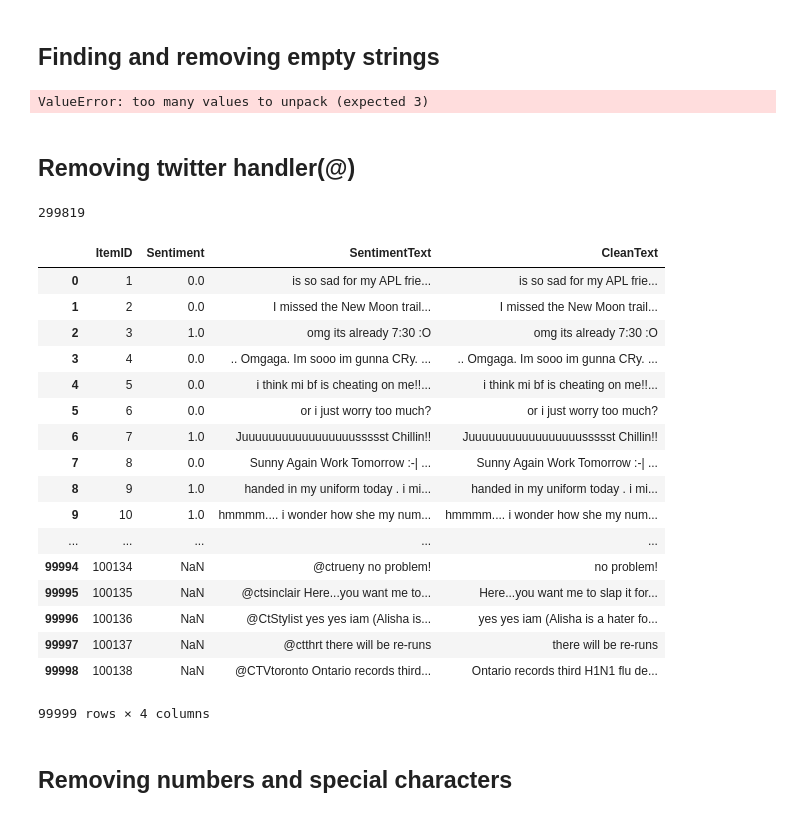
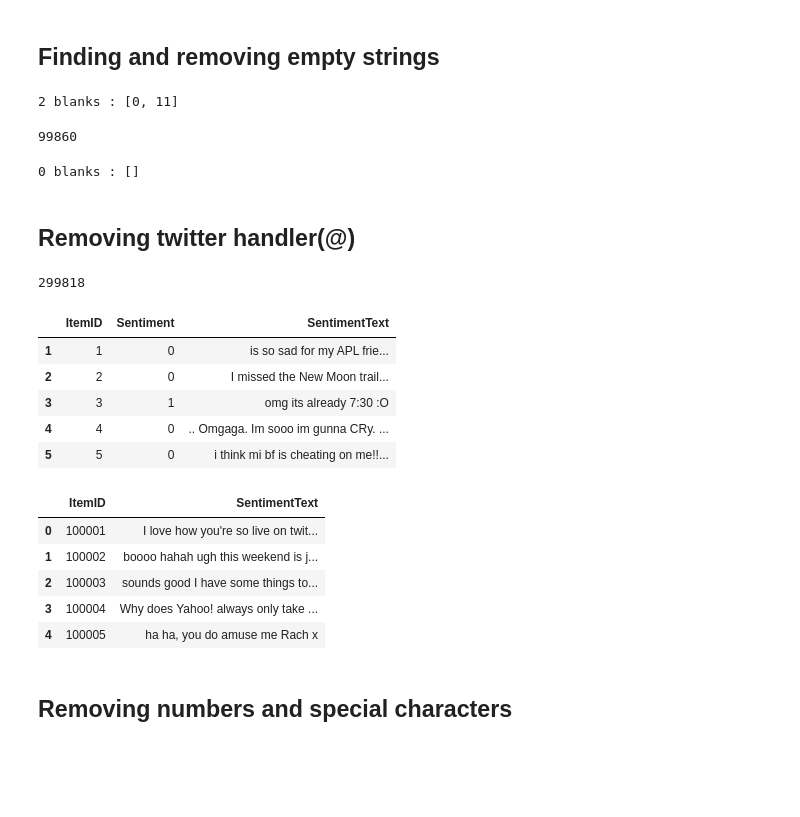
Before and after one commit to saatvikg/Sentiment_Analysis, a Jupyter notebook: Sentiment Analysis.ipynb, the cells around one changed output. Saved outputs shown, nothing was run; the diff lists cells and outputs as text; code cells hidden in the pictures; blank space fills up the shorter version.

```diff
--- a/Sentiment Analysis.ipynb
+++ b/Sentiment Analysis.ipynb
@@ -83,21 +110,38 @@ len(df_test)
 # %%
 blanks = []
 
-for ItemID,Sentiment,SentimentText in df_train.itertuples():
-    if type(SentimentText) == str:
-        if SentimentText.isspace():
+for i,it,s,st in df_train.itertuples():
+    if type(st)==str:
+        if st.isspace():
             blanks.append(i)
 
 print(len(blanks), 'blanks :' ,blanks)
 # %% [output]
-ValueError: too many values to unpack (expected 3)
+2 blanks : [0, 11]
+# %%
+df_train.drop(blanks, inplace=True)
+
+len(df_train)
+# %% [output]
+99860
+# %%
+blanks = []
+
+for i,it,st in df_test.itertuples():
+    if type(st)==str:
+        if st.isspace():
+            blanks.append(i)
+
+print(len(blanks), 'blanks :' ,blanks)
+# %% [output]
+0 blanks : []
 # %% [markdown]
 ## Removing twitter handler(@)
 # %%
-combi = df_train.append(df_test, ignore_index=True)
+combi = df_train.append(df_test, ignore_index=True,sort=False)
 len(combi)
 # %% [output]
-299819
+299818
 # %%
 def remove_pattern(input_txt, pattern):
     r = re.findall(pattern, input_txt)
@@ -106,27 +150,25 @@ def remove_pattern(input_txt, pattern):
 
     return input_txt
 # %%
-combi['CleanText'] = np.vectorize(remove_pattern)(combi['SentimentText'].apply(str), "@[\w]*")
-combi.head()
+df_train['SentimentText'] = np.vectorize(remove_pattern)(df_train['SentimentText'].apply(str), "@[\w]*")
+df_train.head()
 # %% [output]
-|  | ItemID | Sentiment | SentimentText | CleanText |
-| 0 | 1 | 0.0 | is so sad for my APL frie... | is so sad for my APL frie... |
-| 1 | 2 | 0.0 | I missed the New Moon trail... | I missed the New Moon trail... |
-| 2 | 3 | 1.0 | omg its already 7:30 :O | omg its already 7:30 :O |
-| 3 | 4 | 0.0 | .. Omgaga. Im sooo im gunna CRy. ... | .. Omgaga. Im sooo im gunna CRy. ... |
-| 4 | 5 | 0.0 | i think mi bf is cheating on me!!... | i think mi bf is cheating on me!!... |
-| 5 | 6 | 0.0 | or i just worry too much? | or i just worry too much? |
-| 6 | 7 | 1.0 | Juuuuuuuuuuuuuuuuussssst Chillin!! | Juuuuuuuuuuuuuuuuussssst Chillin!! |
-| 7 | 8 | 0.0 | Sunny Again Work Tomorrow :-| ... | Sunny Again Work Tomorrow :-| ... |
-| 8 | 9 | 1.0 | handed in my uniform today . i mi... | handed in my uniform today . i mi... |
-| 9 | 10 | 1.0 | hmmmm.... i wonder how she my num... | hmmmm.... i wonder how she my num... |
-| ... | ... | ... | ... | ... |
-| 99994 | 100134 | NaN | @ctrueny no problem! | no problem! |
-| 99995 | 100135 | NaN | @ctsinclair Here...you want me to... | Here...you want me to slap it for... |
-| 99996 | 100136 | NaN | @CtStylist yes yes iam (Alisha is... | yes yes iam (Alisha is a hater fo... |
-| 99997 | 100137 | NaN | @ctthrt there will be re-runs | there will be re-runs |
-| 99998 | 100138 | NaN | @CTVtoronto Ontario records third... | Ontario records third H1N1 flu de... |
+|  | ItemID | Sentiment | SentimentText |
+| 1 | 1 | 0 | is so sad for my APL frie... |
+| 2 | 2 | 0 | I missed the New Moon trail... |
+| 3 | 3 | 1 | omg its already 7:30 :O |
+| 4 | 4 | 0 | .. Omgaga. Im sooo im gunna CRy. ... |
+| 5 | 5 | 0 | i think mi bf is cheating on me!!... |
-99999 rows × 4 columns
+# %%
+df_test['SentimentText'] = np.vectorize(remove_pattern)(df_test['SentimentText'].apply(str), "@[\w]*")
+df_test.head()
+# %% [output]
+|  | ItemID | SentimentText |
+| 0 | 100001 | I love how you're so live on twit... |
+| 1 | 100002 | boooo hahah ugh this weekend is j... |
+| 2 | 100003 | sounds good I have some things to... |
+| 3 | 100004 | Why does Yahoo! always only take ... |
+| 4 | 100005 | ha ha, you do amuse me Rach x |
 # %% [markdown]
 ## Removing numbers and special characters
 # %%
```
Also changed, not shown: parts of 44 cells of this notebook, 3 other files.
